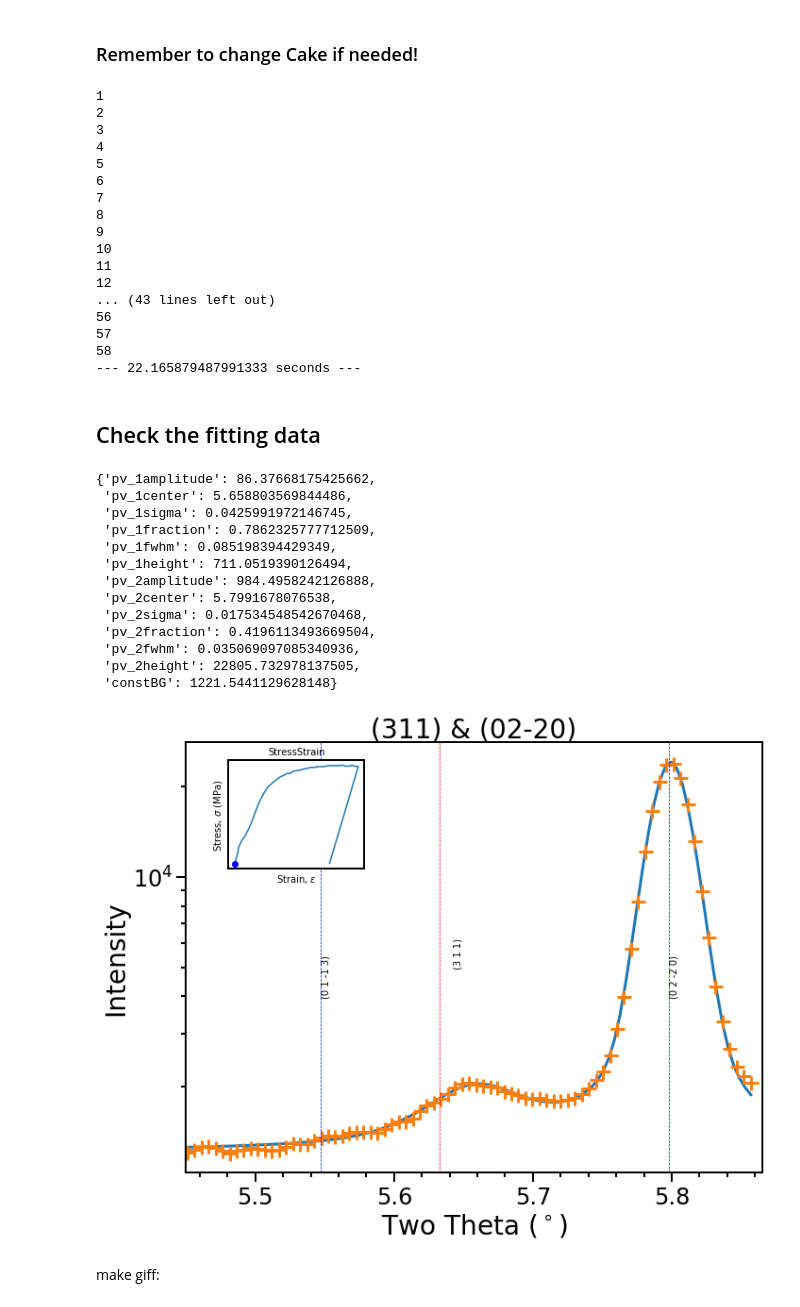
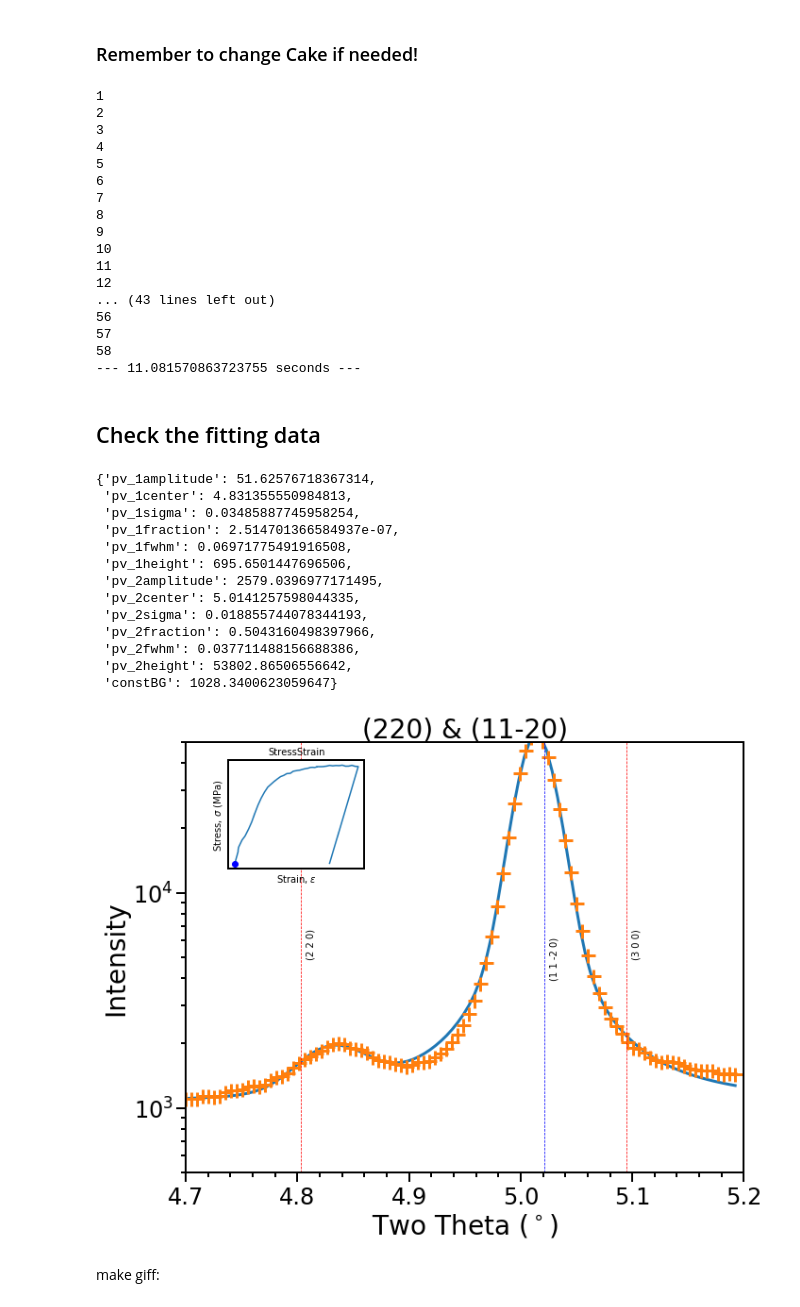
Before and after one commit to Mats-Student-Olie/Double-Peak-Fit, a Jupyter notebook: Dual Peak_Main.ipynb, the cells around one changed output. Drawn from its saved outputs; the diff is of its cells as text; code cells hidden in the pictures.

Commit message:
Iterates through all cakes

```diff
--- a/Dual Peak_Main.ipynb
+++ b/Dual Peak_Main.ipynb
@@ -109,7 +111,7 @@ combined: ../../Dropbox (The University of Manchester)/2. Project/Python Script/
 # %% [markdown]
 # Update cake to investigate
 # %%
-cake = 19
+cake = 9
 # %% [markdown]
 # Location of delta and gamma peaks can also be added
 # %%
@@ -224,20 +226,20 @@ plot_spectrum(image_1, xmin=5.55, xmax=5.87) # (311) & (02-20)
 # %% [markdown]
 Define peak bounds (in this case covering the 2 overlapping peaks for the entire thermo-mechanical cycle) and labels of the overlapping peaks as a single string:
 # %%
-sdy_pks = '(311) & (02-20)'
-peak_bounds_initial = [(5.55, 5.85)]
+sdy_pks = '(220) & (11-20)'
+peak_bounds_initial = [(4.7, 5.2)]
 peak_labels_initial = [sdy_pks]
 #starting centres for the function fit_two_peaks are
 
 #note, min and max values are not the same as bounds around the peak, but values that they can go up to!
 
-pv_1_cent=5.66
-pv_1_min=5.5
-pv_1_max=5.68
+pv_1_cent=4.82
+pv_1_min=4.72
+pv_1_max=4.91
 
-pv_2_cent=5.8
-pv_2_min=5.75
-pv_2_max=5.86
+pv_2_cent=5.02
+pv_2_min=4.92
+pv_2_max=5.14
 
 pv_1_cent, pv_1_min, pv_1_max, pv_2_cent, pv_2_min, pv_2_max
 # %% [output]
@@ -287,4 +289,4 @@ peak sigmas...
 The peak fit can also be plotted to check:
 # %%
 image_number=0 #remember you have only fitted strain 00000 so far!!!
-plot_fit_embedded_ss(image_1, sdy_pks, x_val=Eng_strain, y_val=Eng_stress, dot_val=image_number)
+#plot_fit_embedded_ss(image_1, sdy_pks, x_val=Eng_strain, y_val=Eng_stress, dot_val=image_number)
@@ -339,37 +339,38 @@ fits=run_thru_images_initParams(filePrefix, dirname, first_image, last_image, pe
 56
 57
 58
---- 22.165879487991333 seconds ---
+--- 11.081570863723755 seconds ---
 # %% [markdown]
 ## Check the fitting data
 # %%
-fit_number='00010'
+fit_number='00058'
 step = int(fit_number)
 
 fit_string=filePrefix+fit_number
 
 fit=fits[fit_string]
 
 plot_fit_ss_peaks(fit, sdy_pks, xlims = peak_bounds_initial[0], x_val=Eng_strain, y_val=Eng_stress, dot_val=image_number,
                   HCP_twotheta_data = HCP_twotheta, HCP_reflections = HCP_reflections_formated,
-                  FCC_twotheta_data = FCC_twotheta, FCC_reflections = FCC_reflections_formated)
+                  FCC_twotheta_data = FCC_twotheta, FCC_reflections = FCC_reflections_formated,
+                 FCT_twotheta_data = FCT_twotheta, FCT_reflections = FCT_reflections_formated)
 
 fit.fits_dict[sdy_pks].values
 # %% [output]
-{'pv_1amplitude': 86.37668175425662,
- 'pv_1center': 5.658803569844486,
- 'pv_1sigma': 0.0425991972146745,
- 'pv_1fraction': 0.7862325777712509,
- 'pv_1fwhm': 0.085198394429349,
- 'pv_1height': 711.0519390126494,
- 'pv_2amplitude': 984.4958242126888,
- 'pv_2center': 5.7991678076538,
- 'pv_2sigma': 0.017534548542670468,
- 'pv_2fraction': 0.4196113493669504,
- 'pv_2fwhm': 0.035069097085340936,
- 'pv_2height': 22805.732978137505,
- 'constBG': 1221.5441129628148}
+{'pv_1amplitude': 51.62576718367314,
+ 'pv_1center': 4.831355550984813,
+ 'pv_1sigma': 0.03485887745958254,
+ 'pv_1fraction': 2.514701366584937e-07,
+ 'pv_1fwhm': 0.06971775491916508,
+ 'pv_1height': 695.6501447696506,
+ 'pv_2amplitude': 2579.0396977171495,
+ 'pv_2center': 5.0141257598044335,
+ 'pv_2sigma': 0.018855744078344193,
+ 'pv_2fraction': 0.5043160498397966,
+ 'pv_2fwhm': 0.037711488156688386,
+ 'pv_2height': 53802.86506556642,
+ 'constBG': 1028.3400623059647}
-[figure, old version]
+[figure, new version]
 # %% [markdown]
 make giff:
 # %%
```
Also changed, not shown: parts of 11 cells of this notebook.
